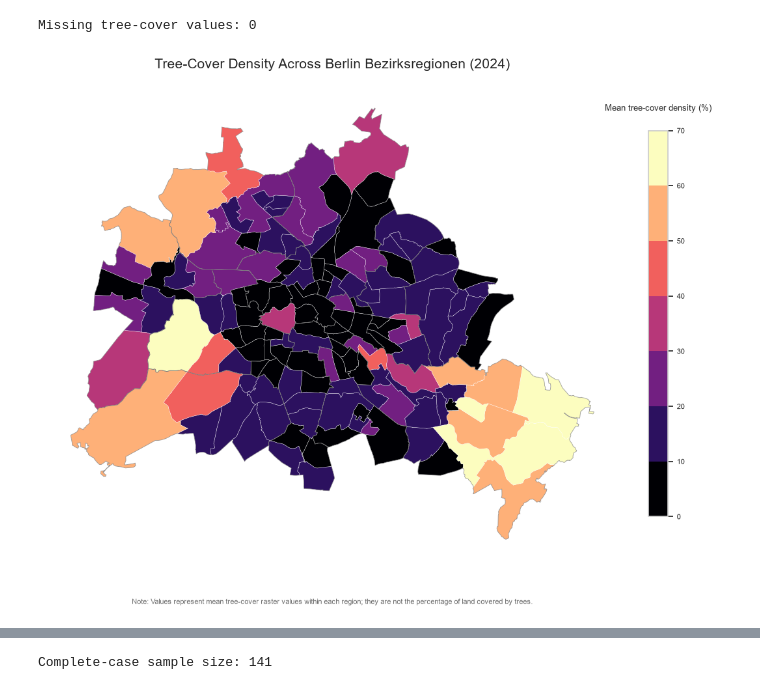
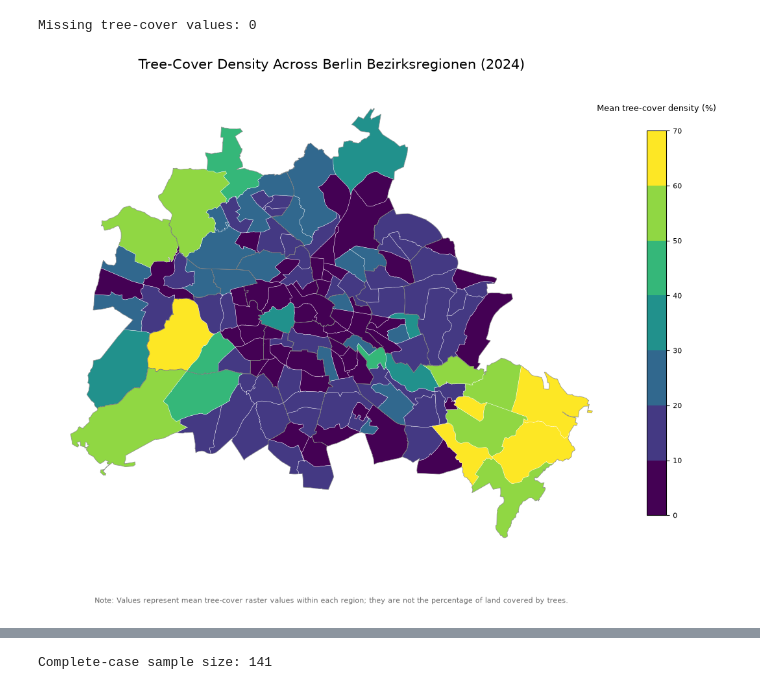
Before and after one commit to lodimarcello/Capstone_project_Lorenzo, a Jupyter notebook: final_analysis_urban.ipynb, the cells around one changed output, grey strips where cells are left out. Drawn from its saved outputs; the diff is of its cells as text; code cells hidden in the pictures.

```diff
--- a/final_analysis_urban.ipynb
+++ b/final_analysis_urban.ipynb
@@ -315,7 +323,7 @@ tree_upper = int(np.ceil(tree_max / 10) * 10)
 tree_boundaries = np.arange(0, tree_upper + 10, 10)
 
 # Create discrete colour palette
-tree_cmap = plt.get_cmap("magma", len(tree_boundaries) - 1)
+tree_cmap = plt.get_cmap("viridis", len(tree_boundaries) - 1)
 
 from matplotlib.colors import BoundaryNorm
 tree_norm = BoundaryNorm(tree_boundaries, tree_cmap.N)
@@ -388,34 +396,34 @@ if tree_missing > 0:
         "Grey indicates missing data."
     )
 else:
     note = (
         "Note: Values represent mean tree-cover raster values within each region; "
         "they are not the percentage of land covered by trees."
     )
 
 ax.text(
     0.5, -0.08,
     note,
     transform=ax.transAxes,
     ha="center",
     va="top",
     fontsize=8,
     color="dimgray",
     wrap=True
 )
 
 # Adjust layout
 plt.subplots_adjust(
     left=0.03,
     right=0.94,
     top=0.90,
     bottom=0.14
 )
 
 plt.show()
 # %% [output]
 Missing tree-cover values: 0
-[figure, old version]
+[figure, new version]
 # %%
 # Select the three variables for spatial correlation analysis
 correlation_data = berlin_map[
```
Also changed, not shown: parts of 16 cells of this notebook, 13 other files.
